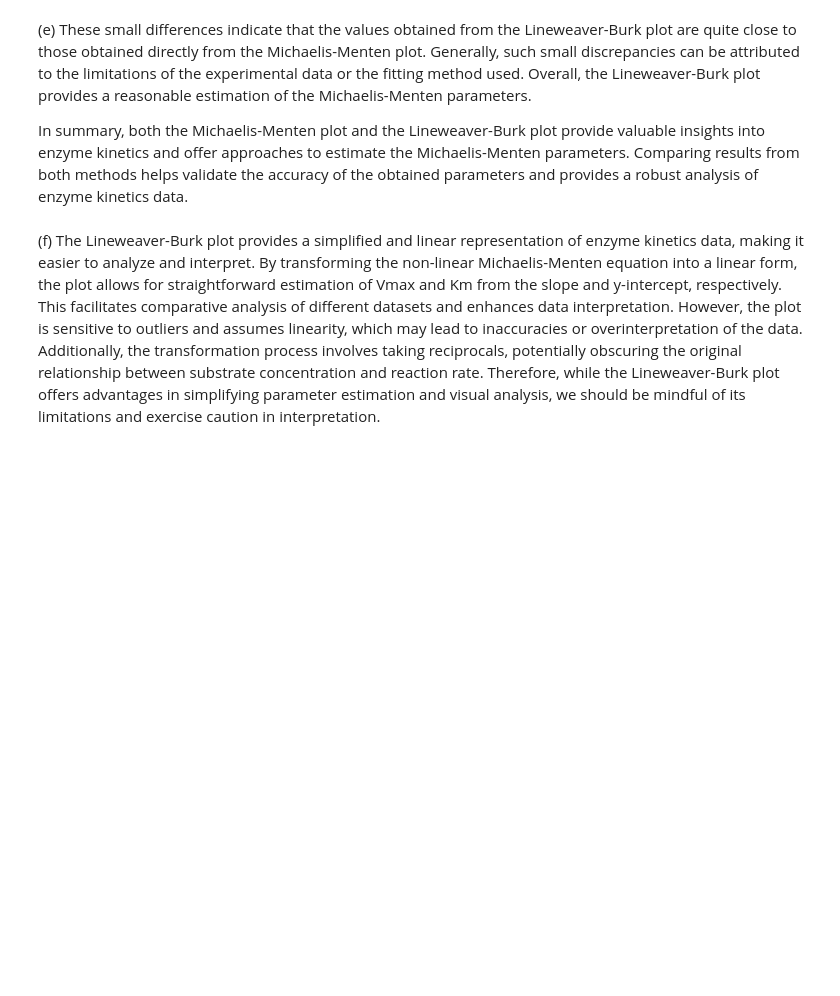
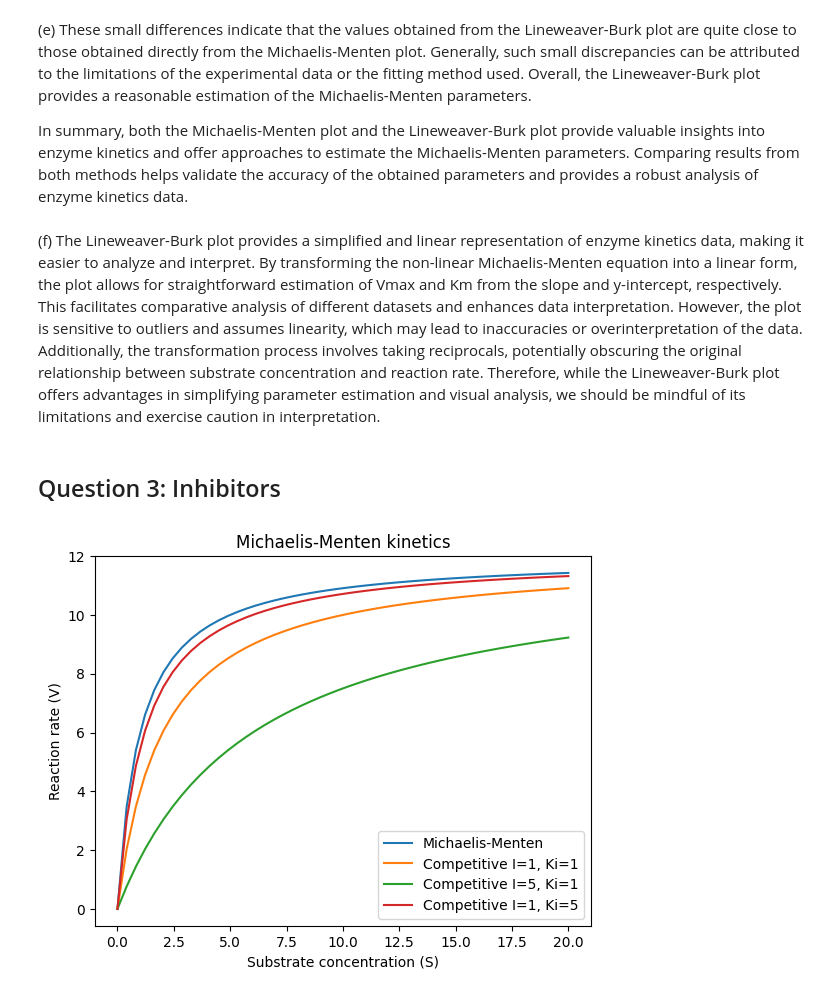
Before and after one commit to sachagijsbers/comp_bio, a Jupyter notebook: lawofmass.ipynb, the cells around one changed output. Cells and saved outputs as stored; diff of their text form; code cells hidden in the pictures; blank space fills up the shorter version.

```diff
--- a/lawofmass.ipynb
+++ b/lawofmass.ipynb
@@ -150,3 +150,5 @@ Percentage Difference in Km: 5.544744978819558
 In summary, both the Michaelis-Menten plot and the Lineweaver-Burk plot provide valuable insights into enzyme kinetics and offer approaches to estimate the Michaelis-Menten parameters. Comparing results from both methods helps validate the accuracy of the obtained parameters and provides a robust analysis of enzyme kinetics data.
 # %% [markdown]
 (f) The Lineweaver-Burk plot provides a simplified and linear representation of enzyme kinetics data, making it easier to analyze and interpret. By transforming the non-linear Michaelis-Menten equation into a linear form, the plot allows for straightforward estimation of Vmax and Km from the slope and y-intercept, respectively. This facilitates comparative analysis of different datasets and enhances data interpretation. However, the plot is sensitive to outliers and assumes linearity, which may lead to inaccuracies or overinterpretation of the data. Additionally, the transformation process involves taking reciprocals, potentially obscuring the original relationship between substrate concentration and reaction rate. Therefore, while the Lineweaver-Burk plot offers advantages in simplifying parameter estimation and visual analysis, we should be mindful of its limitations and exercise caution in interpretation.
+# %% [markdown]
+## Question 3: Inhibitors
@@ -152,0 +191,19 @@ In summary, both the Michaelis-Menten plot and the Lineweaver-Burk plot provide
+# %%
+S_list = np.linspace(0, 20, 50)
+V_list_1 = michaelis_menten(S_list, 1, 12)
+V_list_2 = mm_competitive(S_list, 1, 1)
+V_list_3 = mm_competitive(S_list, 5, 1)
+V_list_4 = mm_competitive(S_list, 1, 5)
+
+
+plt.plot(S_list, V_list_1, label='Michaelis-Menten')
+plt.plot(S_list, V_list_2, label='Competitive I=1, Ki=1')
+plt.plot(S_list, V_list_3, label='Competitive I=5, Ki=1')
+plt.plot(S_list, V_list_4, label='Competitive I=1, Ki=5')
+plt.legend()
+plt.xlabel('Substrate concentration (S)')
+plt.ylabel('Reaction rate (V)')
+plt.title('Michaelis-Menten kinetics')
+plt.show()
+# %% [output]
+[figure, added]
```
Also changed, not shown: parts of 2 cells of this notebook.
